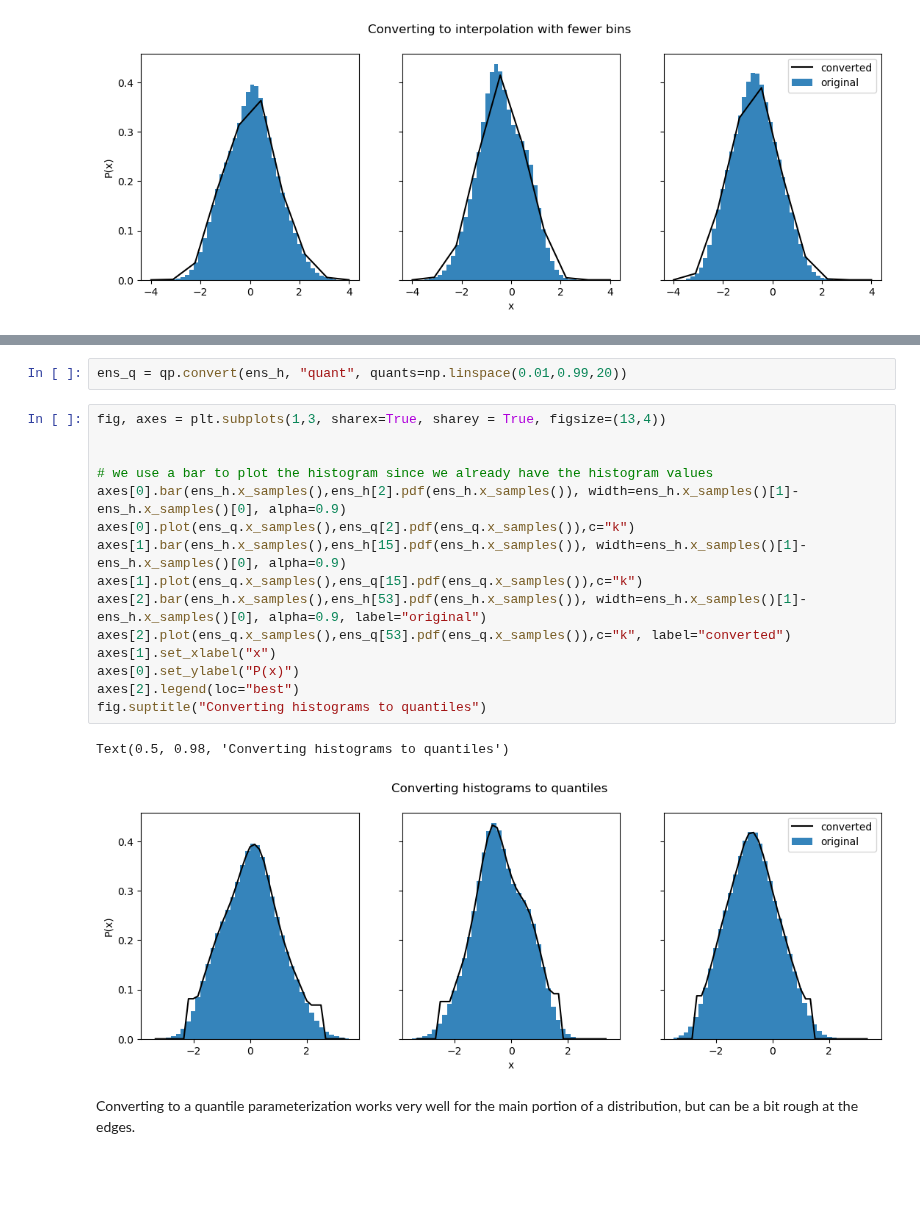
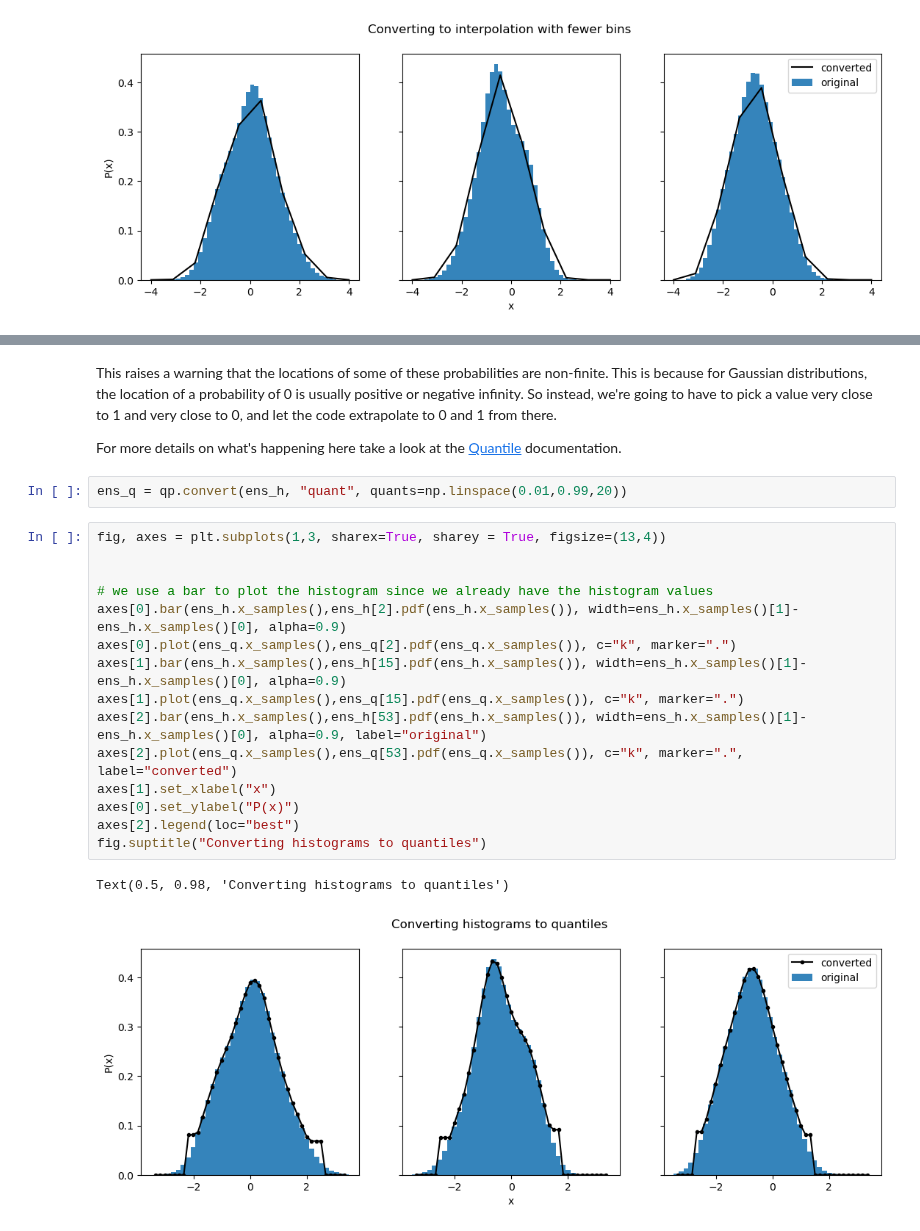
Before and after one commit to LSSTDESC/qp, a Jupyter notebook: docs/nb/conversion_example.ipynb, the cells around one changed output, grey strips where cells are left out. Drawn from its saved outputs; the diff is of its cells as text; blank space fills up the shorter version.

```diff
--- a/docs/nb/conversion_example.ipynb
+++ b/docs/nb/conversion_example.ipynb
@@ -149,22 +165,25 @@ Converting from histogram to interpolation is a bit more consistent.
+# %% [markdown]
+This raises a warning that the locations of some of these probabilities are non-finite. This is because for Gaussian distributions, the location of a probability of 0 is usually positive or negative infinity. So instead, we're going to have to pick a value very close to 1 and very close to 0, and let the code extrapolate to 0 and 1 from there.
+
+
+For more details on what's happening here take a look at the [Quantile](../user_guide/quant.md) documentation.
 # %%
 ens_q = qp.convert(ens_h, "quant", quants=np.linspace(0.01,0.99,20))
 # %%
 fig, axes = plt.subplots(1,3, sharex=True, sharey = True, figsize=(13,4))
 
 
 # we use a bar to plot the histogram since we already have the histogram values
 axes[0].bar(ens_h.x_samples(),ens_h[2].pdf(ens_h.x_samples()), width=ens_h.x_samples()[1]-ens_h.x_samples()[0], alpha=0.9)
-axes[0].plot(ens_q.x_samples(),ens_q[2].pdf(ens_q.x_samples()),c="k")
+axes[0].plot(ens_q.x_samples(),ens_q[2].pdf(ens_q.x_samples()), c="k", marker=".")
 axes[1].bar(ens_h.x_samples(),ens_h[15].pdf(ens_h.x_samples()), width=ens_h.x_samples()[1]-ens_h.x_samples()[0], alpha=0.9)
-axes[1].plot(ens_q.x_samples(),ens_q[15].pdf(ens_q.x_samples()),c="k")
+axes[1].plot(ens_q.x_samples(),ens_q[15].pdf(ens_q.x_samples()), c="k", marker=".")
 axes[2].bar(ens_h.x_samples(),ens_h[53].pdf(ens_h.x_samples()), width=ens_h.x_samples()[1]-ens_h.x_samples()[0], alpha=0.9, label="original")
-axes[2].plot(ens_q.x_samples(),ens_q[53].pdf(ens_q.x_samples()),c="k", label="converted")
+axes[2].plot(ens_q.x_samples(),ens_q[53].pdf(ens_q.x_samples()), c="k", marker=".", label="converted")
 axes[1].set_xlabel("x")
 axes[0].set_ylabel("P(x)")
 axes[2].legend(loc="best")
 fig.suptitle("Converting histograms to quantiles")
 # %% [output]
 Text(0.5, 0.98, 'Converting histograms to quantiles')
-[figure, old version]
+[figure, new version]
-# %% [markdown]
-Converting to a quantile parameterization works very well for the main portion of a distribution, but can be a bit rough at the edges.
```
Also changed, not shown: parts of 5 cells of this notebook, 2 other files.
